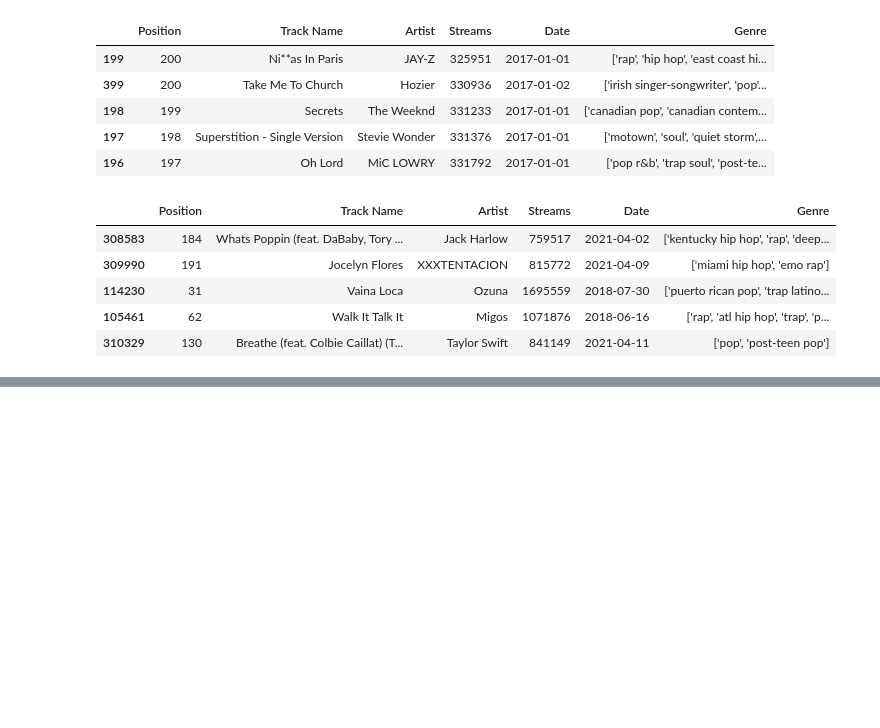
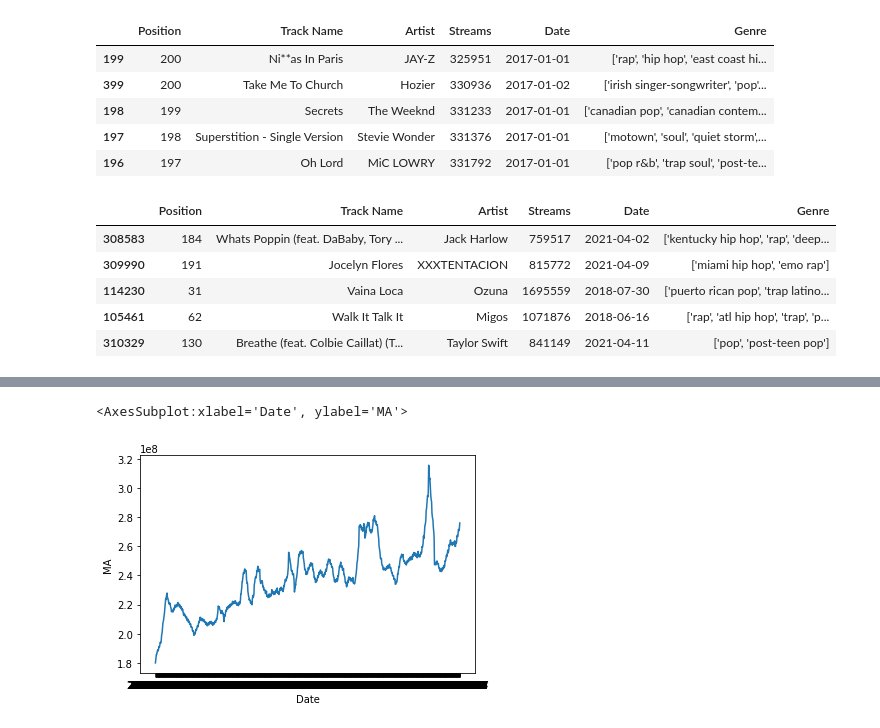
Before and after one commit to Trickster2038/researchSpotify, a Jupyter notebook: research.ipynb, the cells around one changed output, grey strips where cells are left out. Saved outputs shown, nothing was run; the diff lists cells and outputs as text; code cells hidden in the pictures; blank space fills up the shorter version.

```diff
--- a/research.ipynb
+++ b/research.ipynb
@@ -31,0 +50,8 @@ df.sample(frac=0.1).head()
+# %%
+ts = pd.Series(df_time["Streams"].values, index=df_time.index)
+mean_smoothed = ts.rolling(window=30).mean()
+# mean_smoothed
+df2 = pd.DataFrame(mean_smoothed)
+df2.columns = ["MA"]
+df3 = pd.concat([df_time, df2], axis=1).query("MA == MA")
+df3.head()
@@ -31,0 +66,6 @@ df.sample(frac=0.1).head()
+# %%
+#df3_s = df3.sample(frac = 0.1)
+sns.lineplot(x=df3.index, y=df3.MA)
+# %% [output]
+<AxesSubplot:xlabel='Date', ylabel='MA'>
+[figure, added]
```
Also changed, not shown: parts of 4 cells of this notebook.
